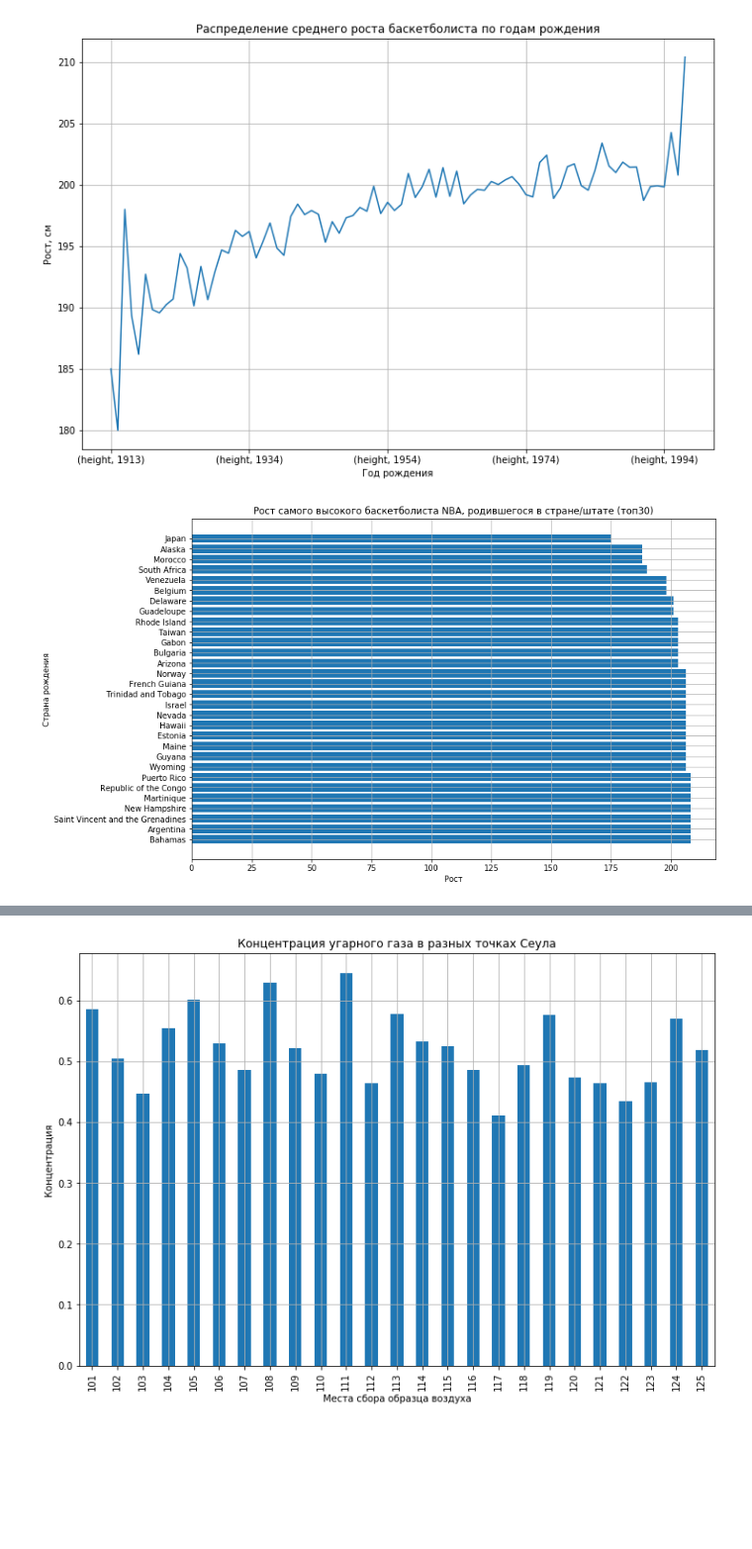
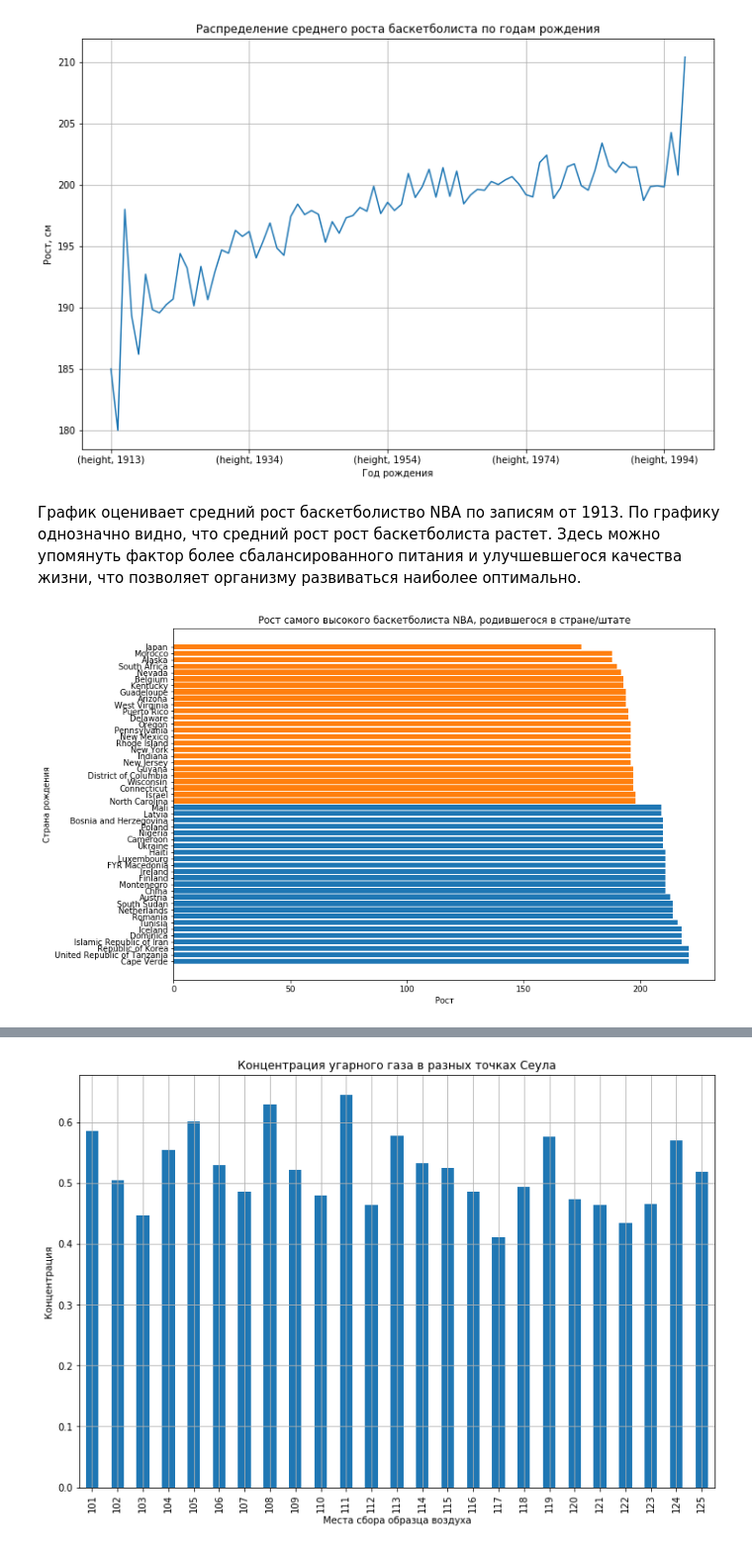
Before and after one commit to Radniforg/visualization, a Jupyter notebook: Visualization.ipynb, the cells around one changed output, grey strips where cells are left out. Shown at 99% size. Saved outputs shown, nothing was run; the diff lists cells and outputs as text; code cells hidden in the pictures; blank space fills up the shorter version.

```diff
--- a/Visualization.ipynb
+++ b/Visualization.ipynb
@@ -1,6 +1,6 @@
 # %%
 from pylab import rcParams
-rcParams['figure.figsize'] = 12,8
+rcParams['figure.figsize'] = 8
 
 import pandas as pd
 import matplotlib.pyplot as plt
@@ -7,10 +9,10 @@ import matplotlib.pyplot as plt
 # %%
-original = pd.read_csv(
+basketball_players = pd.read_csv(
     f'datasets_1358_30676_Players.csv')
-original.set_index(['Index'], inplace = True)
-original = original[original['born'].notna()]
-original['born'] = original['born'].astype('int')
-original
+basketball_players.set_index(['Index'], inplace = True)
+basketball_players = basketball_players[basketball_players['born'].notna()]
+basketball_players['born'] = basketball_players['born'].astype('int')
+basketball_players
 # %% [output]
 |  | Player | height | weight | collage | born | birth_city | birth_state |
 | Index |  |  |  |  |  |  |  |
@@ -36,15 +38,23 @@ plt.title('Распределение среднего роста баскетб
 plt.grid()
 # %% [output]
 [figure]
+# %% [markdown]
+График оценивает средний рост баскетболиство NBA по записям от 1913. По графику однозначно видно, что средний рост рост баскетболиста растет. Здесь можно упомянуть фактор более сбалансированного питания и улучшевшегося качества жизни, что позволяет организму развиваться наиболее оптимально.
 # %%
-amount = original.groupby('birth_state')[['height']].max()
-corrected = amount.sort_values('height', ascending = False).tail(30)
-corrected['height'] = corrected['height'].astype('int')
-corrected
-plt.barh(corrected.index, corrected['height'])
+average_height_by_country = basketball_players.groupby('birth_state')[['height']].mean()
+sorted_height = average_height_by_country.sort_values('height', ascending = False).head(25)
+sorted_height['height'] = sorted_height['height'].astype('int')
+plt.barh(sorted_height.index, sorted_height['height'])
 plt.xlabel('Рост')
 plt.ylabel('Страна рождения')
-plt.title('Рост самого высокого баскетболиста NBA, родившегося в стране/штате (топ30)')
+plt.title('Рост самого высокого баскетболиста NBA, родившегося в стране/штате')
 plt.grid()
+sorted_height = average_height_by_country('height', ascending = False).tail(25)
+sorted_height['height'] = sorted_height['height'].astype('int')
+plt.barh(sorted_height.index, sorted_height['height'])
+plt.xlabel('Рост')
+plt.ylabel('Страна рождения')
+plt.title('Средний рост баскетболистов NBA из разных стран/штатов')
+plt.grid()
 # %% [output]
-[figure, old version]
+[figure, new version]
```
Also changed, not shown: parts of 9 cells of this notebook, 1 other file.
